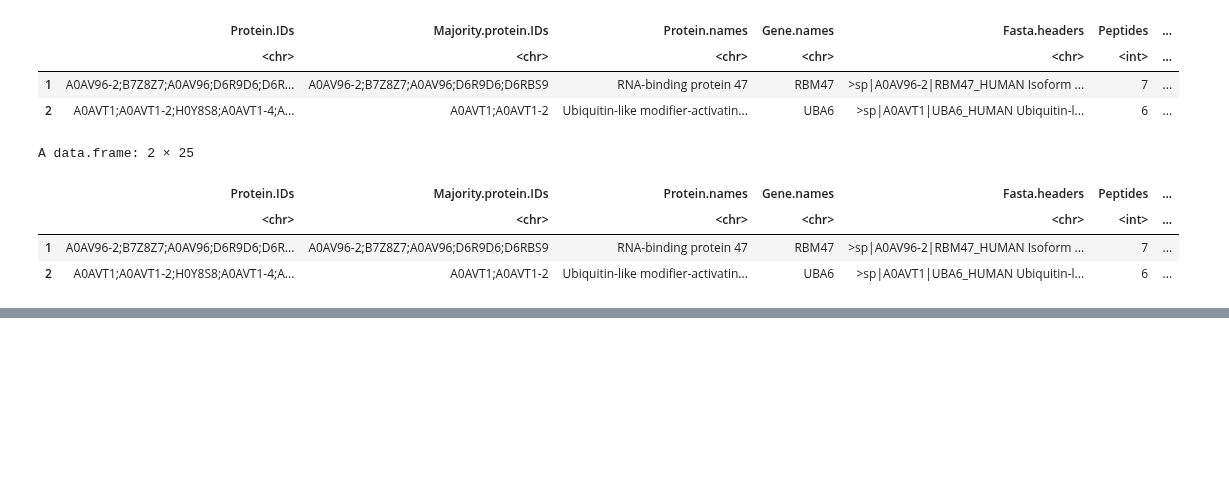
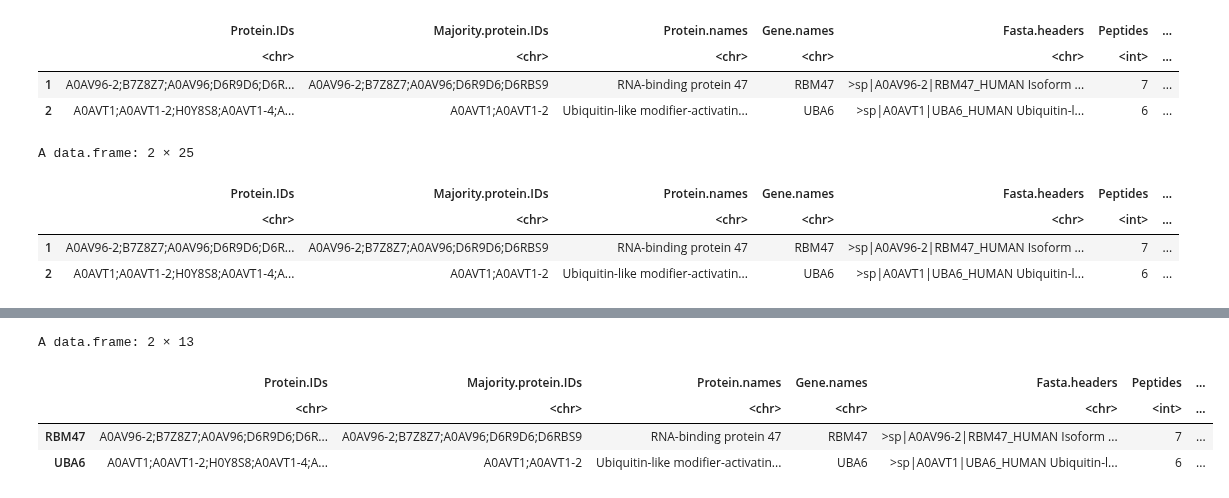
Before and after one commit to liorbey/lumin-workstation-materials, a Jupyter notebook: differential_protein_expression_R.ipynb, the cells around one changed output, grey strips where cells are left out. Drawn from its saved outputs; the diff is of its cells as text; code cells hidden in the pictures; blank space fills up the shorter version.

```diff
--- a/differential_protein_expression_R.ipynb
+++ b/differential_protein_expression_R.ipynb
@@ -94,0 +139,8 @@ A data.frame: 2 × 25
+# %%
+head(as.data.frame(rowData(data_se)), 2)
+# %% [output]
+A data.frame: 2 × 13
+|  | Protein.IDs | Majority.protein.IDs | Protein.names | Gene.names | Fasta.headers | Peptides | ... |
+|  | <chr> | <chr> | <chr> | <chr> | <chr> | <int> | ... |
+| RBM47 | A0AV96-2;B7Z8Z7;A0AV96;D6R9D6;D6R... | A0AV96-2;B7Z8Z7;A0AV96;D6R9D6;D6RBS9 | RNA-binding protein 47 | RBM47 | >sp|A0AV96-2|RBM47_HUMAN Isoform ... | 7 | ... |
+| UBA6 | A0AVT1;A0AVT1-2;H0Y8S8;A0AVT1-4;A... | A0AVT1;A0AVT1-2 | Ubiquitin-like modifier-activatin... | UBA6 | >sp|A0AVT1|UBA6_HUMAN Ubiquitin-l... | 6 | ... |
```
Also changed, not shown: parts of 16 cells of this notebook.
